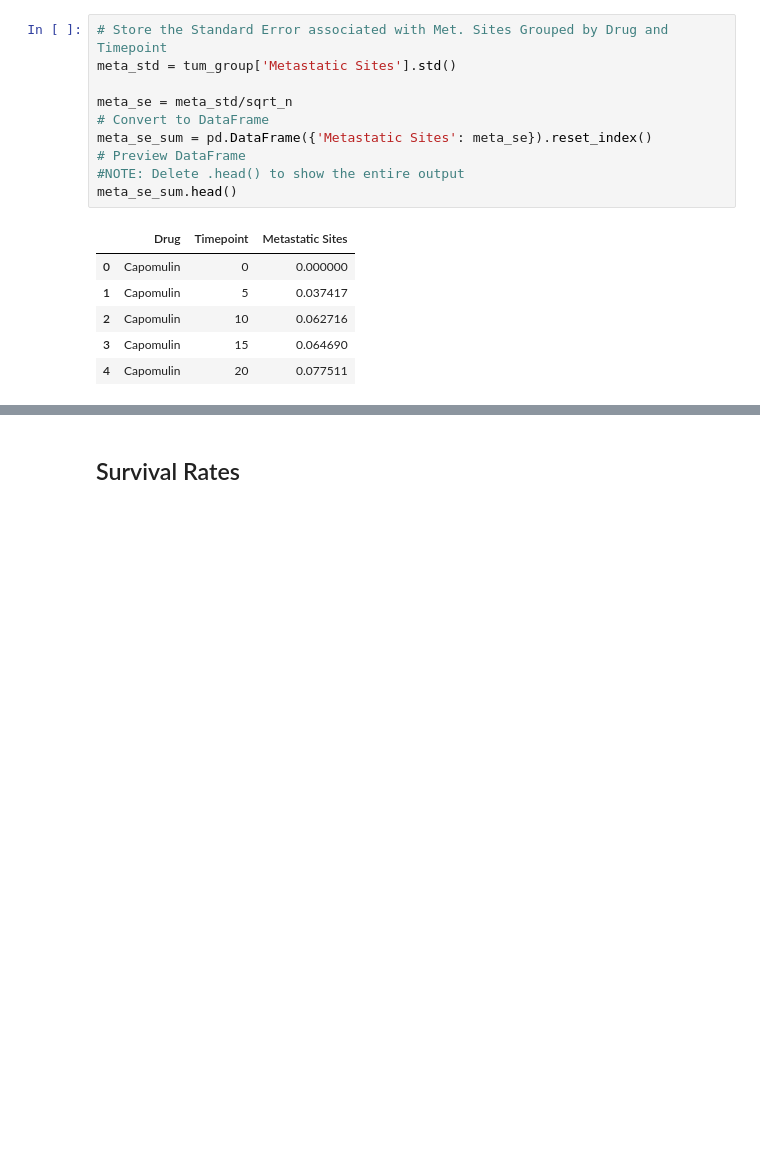
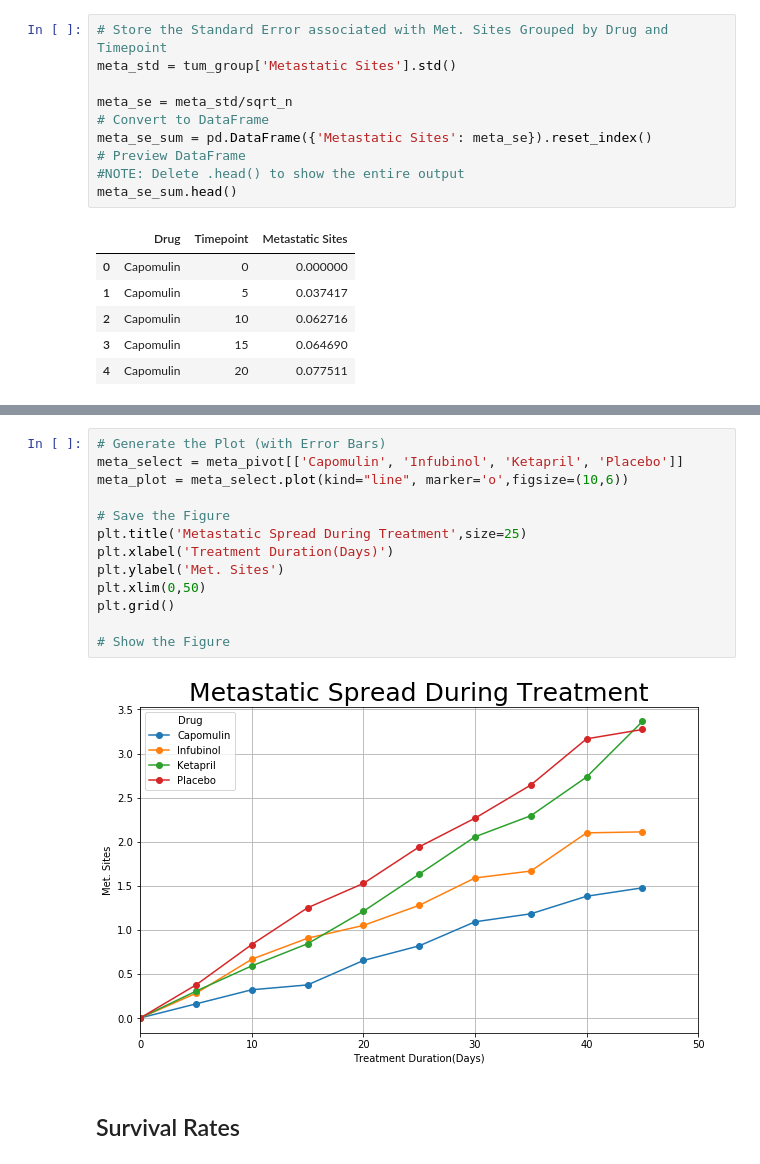
Before and after one commit to josephsy96/Matplotlib-Challenge, a Jupyter notebook: pymaceuticals_starter.ipynb, the cells around one changed output, grey strips where cells are left out. Drawn from its saved outputs; the diff is of its cells as text; blank space fills up the shorter version.

```diff
--- a/pymaceuticals_starter.ipynb
+++ b/pymaceuticals_starter.ipynb
@@ -164,3 +156,18 @@ meta_pivot.head()
+# %%
+# Generate the Plot (with Error Bars)
+meta_select = meta_pivot[['Capomulin', 'Infubinol', 'Ketapril', 'Placebo']]
+meta_plot = meta_select.plot(kind="line", marker='o',figsize=(10,6))
+
+# Save the Figure
+plt.title('Metastatic Spread During Treatment',size=25)
+plt.xlabel('Treatment Duration(Days)')
+plt.ylabel('Met. Sites')
+plt.xlim(0,50)
+plt.grid()
+
+# Show the Figure
+# %% [output]
+[figure, added]
 # %% [markdown]
 ## Survival Rates
 # %%
```
Also changed, not shown: parts of 3 cells of this notebook, 1 other file.
